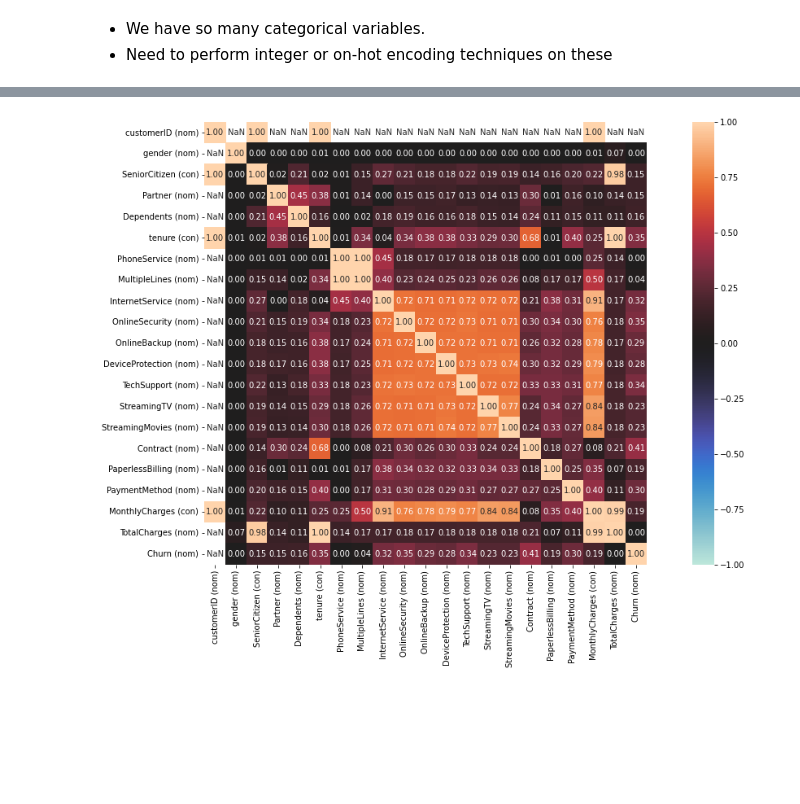
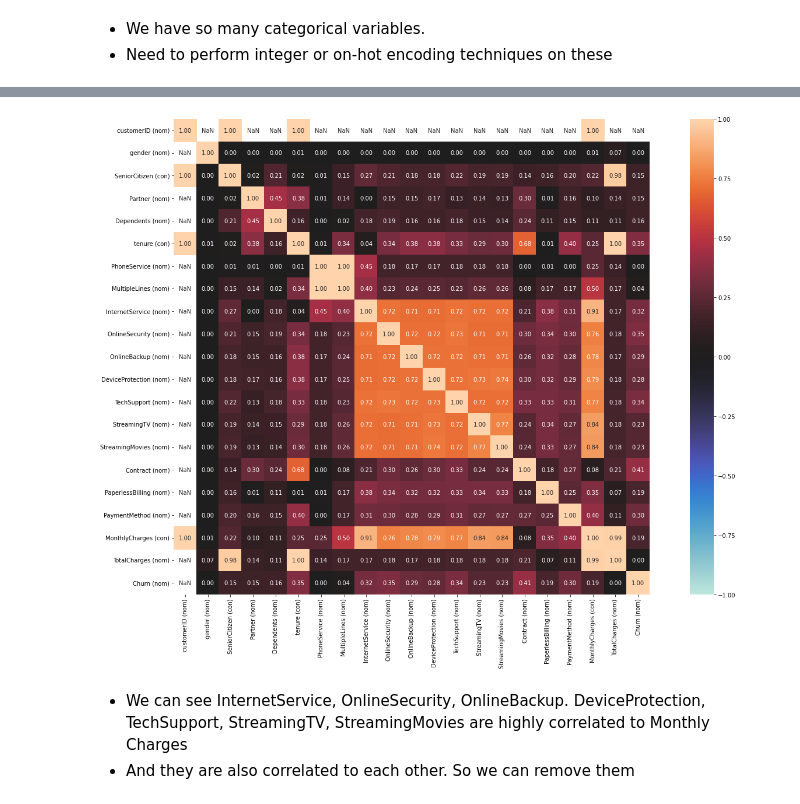
Before and after one commit to bhanuprakash-7/Telecom-Churn-Logistic-Regression, a Jupyter notebook: Churn_Logistic_Regression.ipynb, the cells around one changed output, grey strips where cells are left out. Cells and saved outputs as stored; diff of their text form; code cells hidden in the pictures; blank space fills up the shorter version.

```diff
--- a/Churn_Logistic_Regression.ipynb
+++ b/Churn_Logistic_Regression.ipynb
@@ -153,5 +167,9 @@ sns.histplot(x="SeniorCitizen", hue="Churn", data=df, stat="count", multiple="st
 # %%
 from dython import nominal
-nominal.associations(df1,figsize=(20,10),mark_columns=True);
+nominal.associations(df1,figsize=(25,15),mark_columns=True);
 # %% [output]
-[figure, old version]
+[figure, new version]
+# %% [markdown]
+* We can see InternetService, OnlineSecurity, OnlineBackup. DeviceProtection, TechSupport, StreamingTV, StreamingMovies are highly correlated to Monthly Charges
+* And they are also correlated to each other.
+So we can remove them
```
Also changed, not shown: parts of 24 cells of this notebook.
